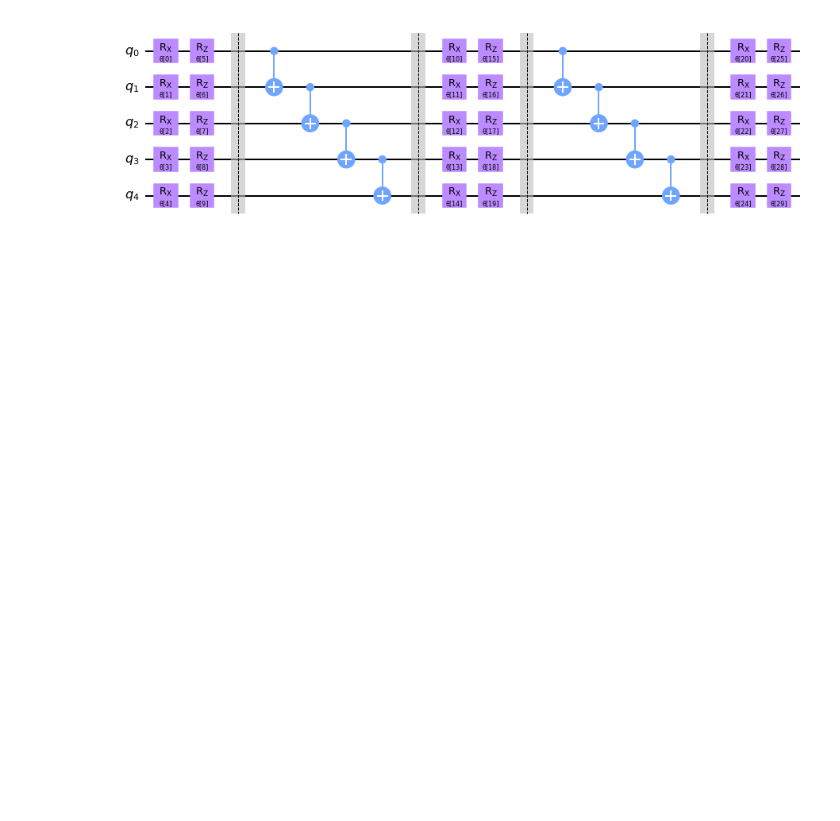
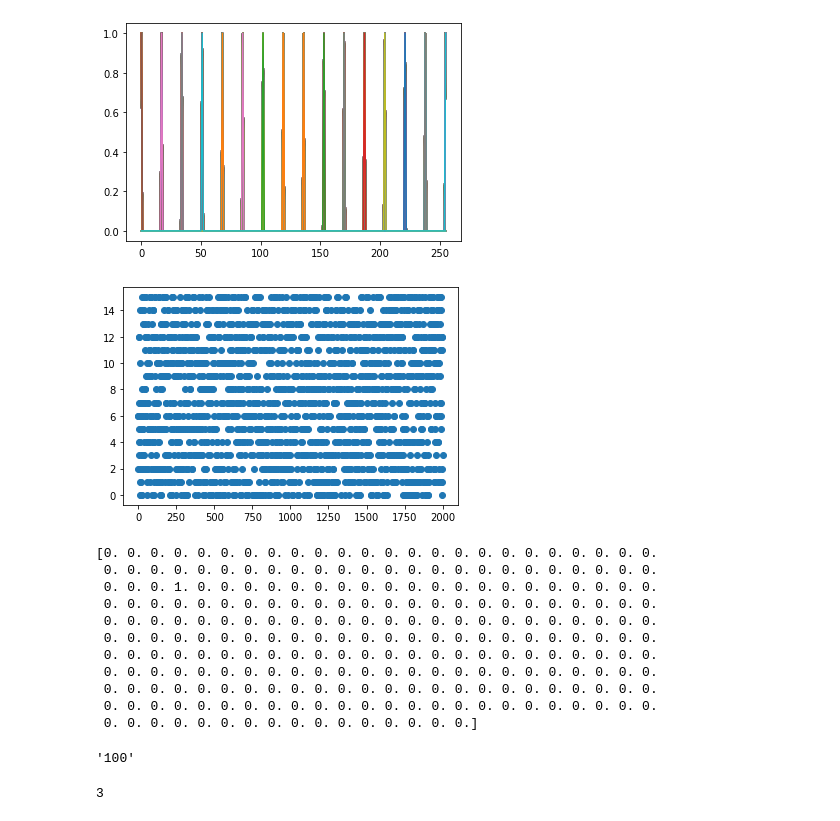
Before and after one commit to david-f-amorim/PQC_function_evaluation, a Jupyter notebook: first_steps.ipynb, the cells around one changed output. Drawn from its saved outputs; the diff is of its cells as text; code cells hidden in the pictures; blank space fills up the shorter version.

```diff
--- a/first_steps.ipynb
+++ b/first_steps.ipynb
@@ -38,14 +1,56 @@ Note: most QML tasks involve classical inputs and outputs, using the quantum lay
-# %%
-from qiskit.circuit.library import TwoLocal
-
-ansatz = TwoLocal(
-    num_qubits=5,
-    rotation_blocks=["rx", "rz"],
-    entanglement_blocks="cx",
-    entanglement="linear",
-    reps=2,
-    insert_barriers=True,
-)
-ansatz.decompose().draw("mpl")
-# %% [output]
-[figure, removed]
+# %%
+import numpy as np
+import matplotlib.pyplot as plt
+
+seed = 1680458526
+rng = np.random.default_rng(seed=seed)
+
+n =4
+m =4
+epochs = 2000
+
+x_min = 0
+x_max = 2**n
+x_arr = rng.integers(x_min, x_max, size=epochs)
+fx_arr = [x for x in x_arr]
+
+arr = np.zeros(2**(n+m))
+
+i = 0
+for i in np.arange(len(x_arr)):
+    target_arr = np.zeros(2**(n+m))
+    index = int(np.binary_repr(x_arr[i],n)+np.binary_repr(fx_arr[i],m),2)
+    target_arr[index]=1
+
+    arr += target_arr
+
+    plt.plot(np.arange(2**(n+m)), target_arr)
+
+plt.show()
+
+plt.scatter(np.arange(len(x_arr)),x_arr)
+plt.show()
+
+print(target_arr)
+# %% [output]
+[figure, added]
+[figure, added]
+[0. 0. 0. 0. 0. 0. 0. 0. 0. 0. 0. 0. 0. 0. 0. 0. 0. 0. 0. 0. 0. 0. 0. 0.
+ 0. 0. 0. 0. 0. 0. 0. 0. 0. 0. 0. 0. 0. 0. 0. 0. 0. 0. 0. 0. 0. 0. 0. 0.
+ 0. 0. 0. 1. 0. 0. 0. 0. 0. 0. 0. 0. 0. 0. 0. 0. 0. 0. 0. 0. 0. 0. 0. 0.
+ 0. 0. 0. 0. 0. 0. 0. 0. 0. 0. 0. 0. 0. 0. 0. 0. 0. 0. 0. 0. 0. 0. 0. 0.
+ 0. 0. 0. 0. 0. 0. 0. 0. 0. 0. 0. 0. 0. 0. 0. 0. 0. 0. 0. 0. 0. 0. 0. 0.
+ 0. 0. 0. 0. 0. 0. 0. 0. 0. 0. 0. 0. 0. 0. 0. 0. 0. 0. 0. 0. 0. 0. 0. 0.
+ 0. 0. 0. 0. 0. 0. 0. 0. 0. 0. 0. 0. 0. 0. 0. 0. 0. 0. 0. 0. 0. 0. 0. 0.
+ 0. 0. 0. 0. 0. 0. 0. 0. 0. 0. 0. 0. 0. 0. 0. 0. 0. 0. 0. 0. 0. 0. 0. 0.
+ 0. 0. 0. 0. 0. 0. 0. 0. 0. 0. 0. 0. 0. 0. 0. 0. 0. 0. 0. 0. 0. 0. 0. 0.
+ 0. 0. 0. 0. 0. 0. 0. 0. 0. 0. 0. 0. 0. 0. 0. 0. 0. 0. 0. 0. 0. 0. 0. 0.
+ 0. 0. 0. 0. 0. 0. 0. 0. 0. 0. 0. 0. 0. 0. 0. 0.]
+# %%
+str(bin(4))[2:]
+# %% [output]
+'100'
+# %%
+int('11',2)
+# %% [output]
+3
```
Also changed, not shown: parts of 2 cells of this notebook, 18 other files.
